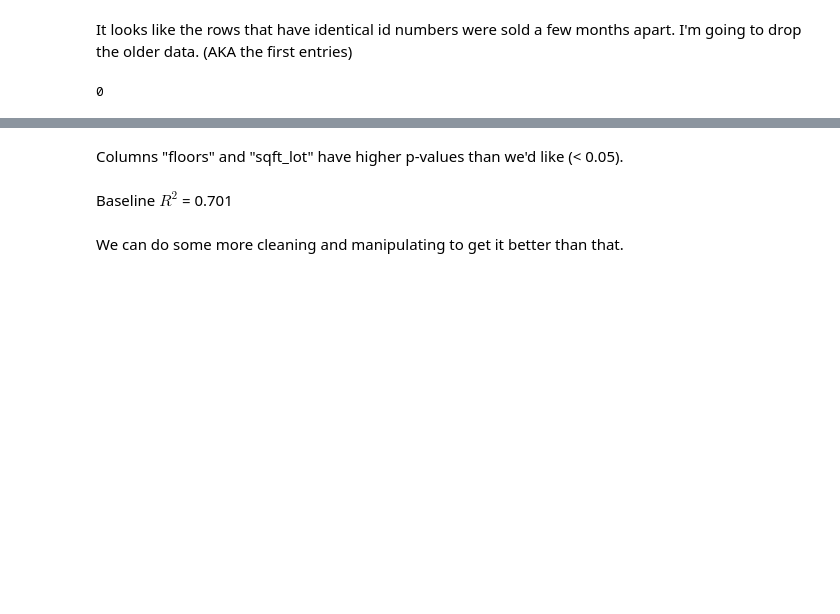
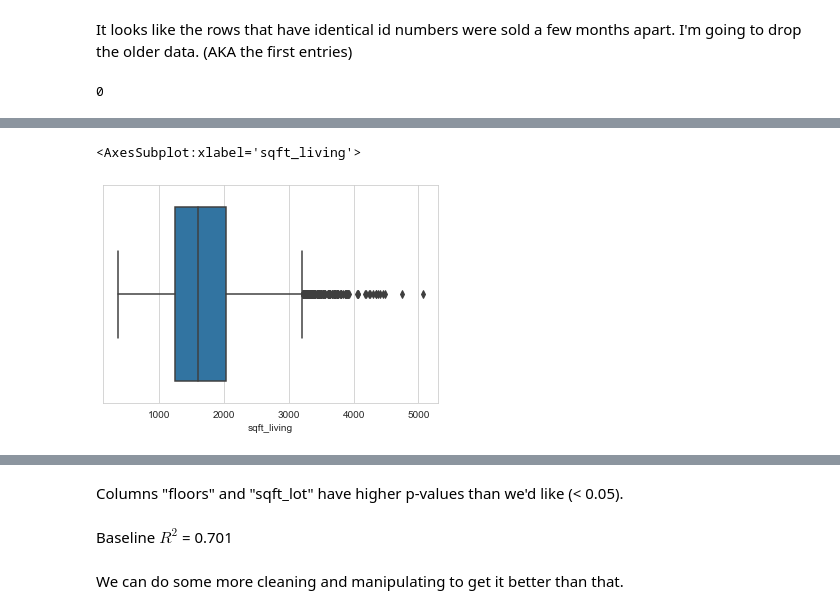
Before and after one commit to cassnutt/Housing_price_predictions, a Jupyter notebook: EDA Notebook.ipynb, the cells around one changed output, grey strips where cells are left out. Drawn from its saved outputs; the diff is of its cells as text; code cells hidden in the pictures; blank space fills up the shorter version.

```diff
--- a/EDA Notebook.ipynb
+++ b/EDA Notebook.ipynb
@@ -385,0 +344,6 @@ Let's look at the distributions on the continuous columns
+# %%
+# Visualize houses with high square footage
+sns.boxplot(x= df['sqft_living'])
+# %% [output]
+<AxesSubplot:xlabel='sqft_living'>
+[figure, added]
```
Also changed, not shown: parts of 134 cells of this notebook.
